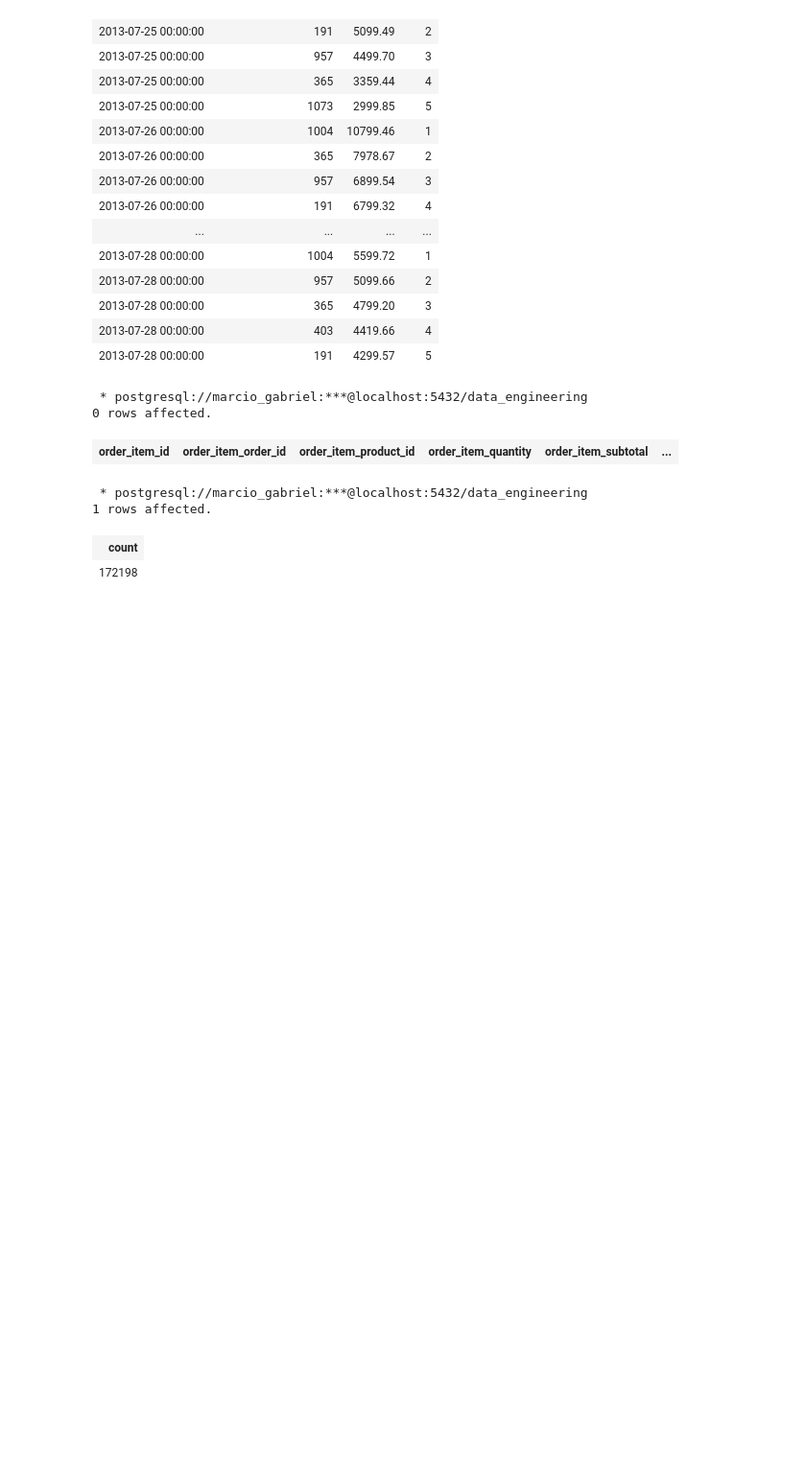
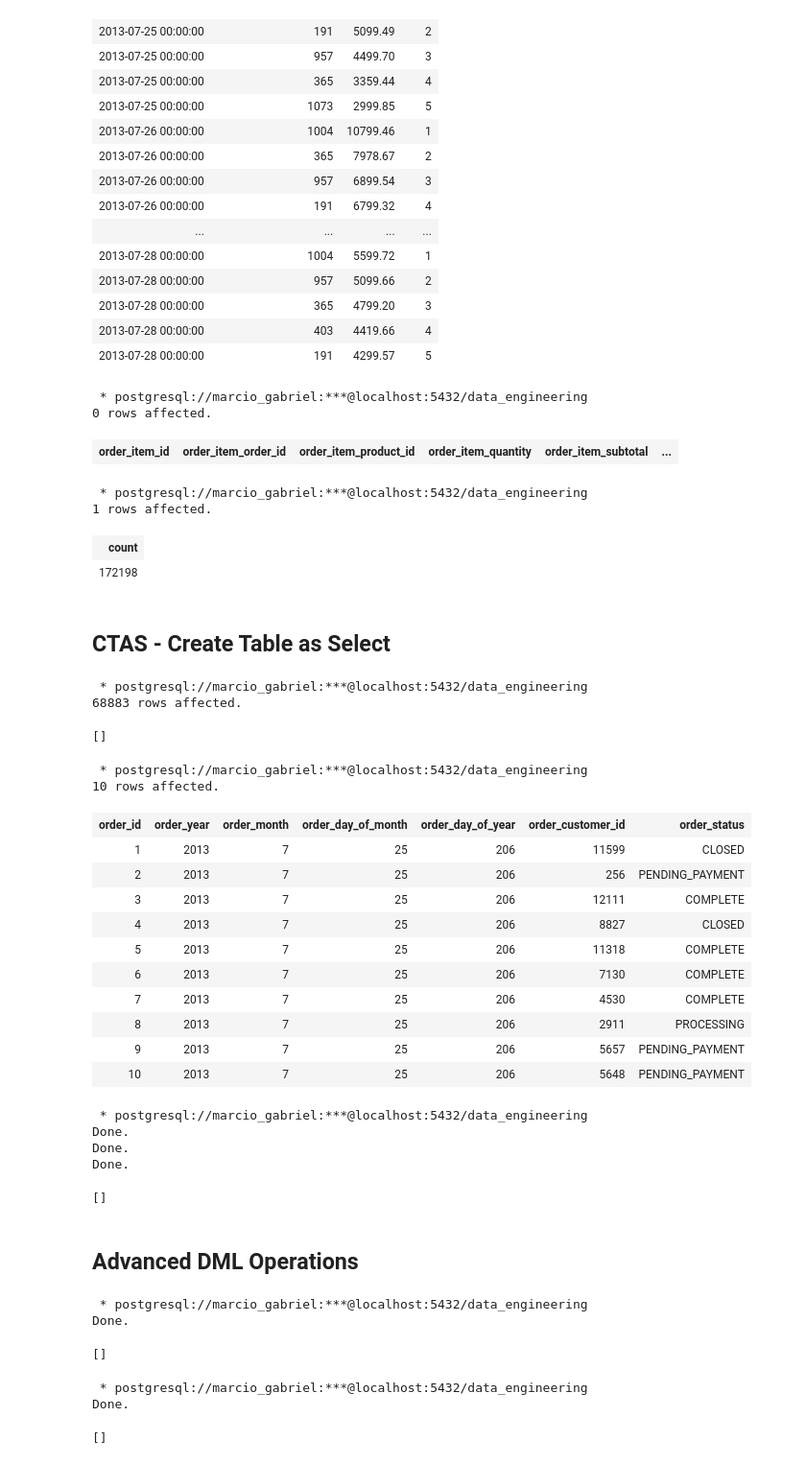
Before and after one commit to marcioGabrielMengali/data-engineering-essentials, a Jupyter notebook: section-14/advanced_queries.ipynb, the cells around one changed output. Shown: that part at 96% size. Saved outputs shown, nothing was run; the diff lists cells and outputs as text; code cells hidden in the pictures; blank space fills up the shorter version.

Commit message:
Advanced Queries 2

```diff
--- a/section-14/advanced_queries.ipynb
+++ b/section-14/advanced_queries.ipynb
@@ -197,3 +196,75 @@ LIMIT 10
 1 rows affected.
 | count |
 | 172198 |
+# %% [markdown]
+## CTAS - Create Table as Select
+# %%
+%%sql
+
+CREATE TABLE orders_backup
+AS
+SELECT order_id,
+    to_char(order_date, 'yyyy')::int AS order_year,
+    to_char(order_date, 'MM')::int AS order_month,
+    to_char(order_date, 'dd')::int AS order_day_of_month,
+    to_char(order_date, 'DDD')::int AS order_day_of_year,
+    order_customer_id,
+    order_status
+FROM orders
+# %% [output]
+ * postgresql://marcio_gabriel:***@localhost:5432/data_engineering
+68883 rows affected.
+[]
+# %%
+%%sql
+
+SELECT * FROM orders_backup LIMIT 10
+# %% [output]
+ * postgresql://marcio_gabriel:***@localhost:5432/data_engineering
+10 rows affected.
+| order_id | order_year | order_month | order_day_of_month | order_day_of_year | order_customer_id | order_status |
+| 1 | 2013 | 7 | 25 | 206 | 11599 | CLOSED |
+| 2 | 2013 | 7 | 25 | 206 | 256 | PENDING_PAYMENT |
+| 3 | 2013 | 7 | 25 | 206 | 12111 | COMPLETE |
+| 4 | 2013 | 7 | 25 | 206 | 8827 | CLOSED |
+| 5 | 2013 | 7 | 25 | 206 | 11318 | COMPLETE |
+| 6 | 2013 | 7 | 25 | 206 | 7130 | COMPLETE |
+| 7 | 2013 | 7 | 25 | 206 | 4530 | COMPLETE |
+| 8 | 2013 | 7 | 25 | 206 | 2911 | PROCESSING |
+| 9 | 2013 | 7 | 25 | 206 | 5657 | PENDING_PAYMENT |
+| 10 | 2013 | 7 | 25 | 206 | 5648 | PENDING_PAYMENT |
+# %%
+%%sql
+
+DROP TABLE IF EXISTS customers_backup;
+DROP TABLE IF EXISTS orders_backup;
+DROP TABLE IF EXISTS order_items_empty;
+# %% [output]
+ * postgresql://marcio_gabriel:***@localhost:5432/data_engineering
+Done.
+Done.
+Done.
+[]
+# %% [markdown]
+## Advanced DML Operations
+# %%
+%%sql
+
+DROP TABLE IF EXISTS customer_order_metrics_mthly
+# %% [output]
+ * postgresql://marcio_gabriel:***@localhost:5432/data_engineering
+Done.
+[]
+# %%
+%%sql
+
+CREATE TABLE customer_order_metrics_mthly (
+    customer_id INT,
+    order_month CHAR(7),
+    order_count INT,
+    order_revenue FLOAT
+)
+# %% [output]
+ * postgresql://marcio_gabriel:***@localhost:5432/data_engineering
+Done.
+[]
```
Also changed, not shown: parts of 34 cells of this notebook.
